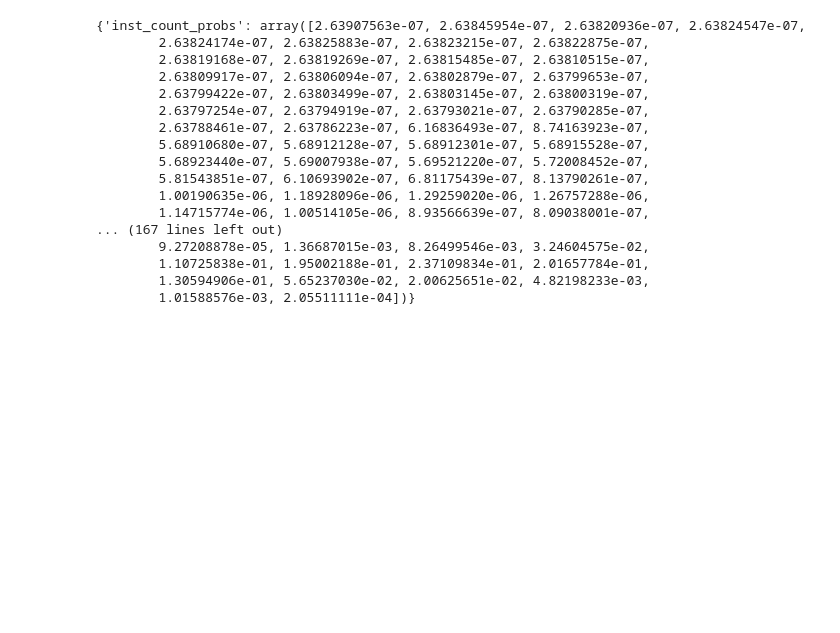
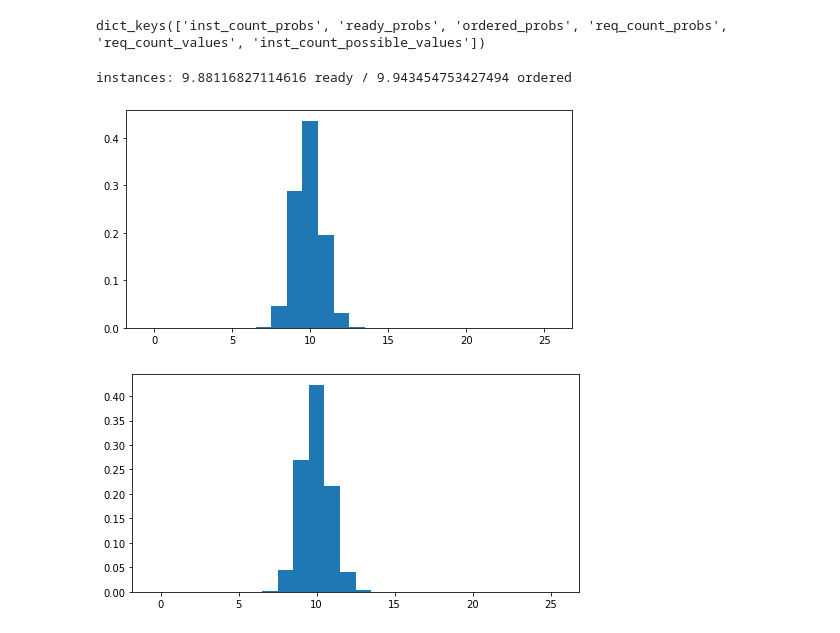
Before and after one commit to pacslab/conc-value-perf-modelling, a Jupyter notebook: model/03-calculate-characteristics.ipynb, the cells around one changed output. Drawn from its saved outputs; the diff is of its cells as text; code cells hidden in the pictures; blank space fills up the shorter version.

Commit message:
added the ground work for overall workload plots

```diff
--- a/model/03-calculate-characteristics.ipynb
+++ b/model/03-calculate-characteristics.ipynb
@@ -34,7 +34,7 @@ model_config = {
     'alpha': 0.11,
     'base_service_time_ms': 1154,
     'max_container_count': 25,
-    'target_conc': 1*0.7, # assumes target utilization
+    'target_conc': 2*0.7, # assumes target utilization
     'max_scale_up_rate': 1000, # from N to 1000*N at most
     'max_scale_down_rate': 2, # from N to N/2 at most
     # 'stable_conc_avg_count': 60, # number of times monitored concurrency will be averaged in stable mode
@@ -60,22 +60,22 @@ model_config = {
 #     'deprovision_rate_base': 2,
 # }
 # %%
-general_model.solve_general_model(model_config, update_config)
+res = general_model.solve_general_model(model_config, update_config)
+res.keys()
 # %% [output]
-{'inst_count_probs': array([2.63907563e-07, 2.63845954e-07, 2.63820936e-07, 2.63824547e-07,
-        2.63824174e-07, 2.63825883e-07, 2.63823215e-07, 2.63822875e-07,
-        2.63819168e-07, 2.63819269e-07, 2.63815485e-07, 2.63810515e-07,
-        2.63809917e-07, 2.63806094e-07, 2.63802879e-07, 2.63799653e-07,
-        2.63799422e-07, 2.63803499e-07, 2.63803145e-07, 2.63800319e-07,
-        2.63797254e-07, 2.63794919e-07, 2.63793021e-07, 2.63790285e-07,
-        2.63788461e-07, 2.63786223e-07, 6.16836493e-07, 8.74163923e-07,
-        5.68910680e-07, 5.68912128e-07, 5.68912301e-07, 5.68915528e-07,
-        5.68923440e-07, 5.69007938e-07, 5.69521220e-07, 5.72008452e-07,
-        5.81543851e-07, 6.10693902e-07, 6.81175439e-07, 8.13790261e-07,
-        1.00190635e-06, 1.18928096e-06, 1.29259020e-06, 1.26757288e-06,
-        1.14715774e-06, 1.00514105e-06, 8.93566639e-07, 8.09038001e-07,
-... (167 lines left out)
-        9.27208878e-05, 1.36687015e-03, 8.26499546e-03, 3.24604575e-02,
-        1.10725838e-01, 1.95002188e-01, 2.37109834e-01, 2.01657784e-01,
-        1.30594906e-01, 5.65237030e-02, 2.00625651e-02, 4.82198233e-03,
-        1.01588576e-03, 2.05511111e-04])}
+dict_keys(['inst_count_probs', 'ready_probs', 'ordered_probs', 'req_count_probs', 'req_count_values', 'inst_count_possible_values'])
+# %%
+plt.figure(figsize=(8,4))
+plt.bar(res['inst_count_possible_values'], res['ready_probs'], width=1)
+plt.figure(figsize=(8,4))
+plt.bar(res['inst_count_possible_values'], res['ordered_probs'], width=1)
+
+ready_avg = (res['inst_count_possible_values'] * res['ready_probs']).sum()
+ordered_avg = (res['inst_count_possible_values'] * res['ordered_probs']).sum()
+
+
+print(f"instances: {ready_avg} ready / {ordered_avg} ordered")
+# %% [output]
+instances: 9.88116827114616 ready / 9.943454753427494 ordered
+[figure, added]
+[figure, added]
```
Also changed, not shown: parts of 2 cells of this notebook, 2 other files.
